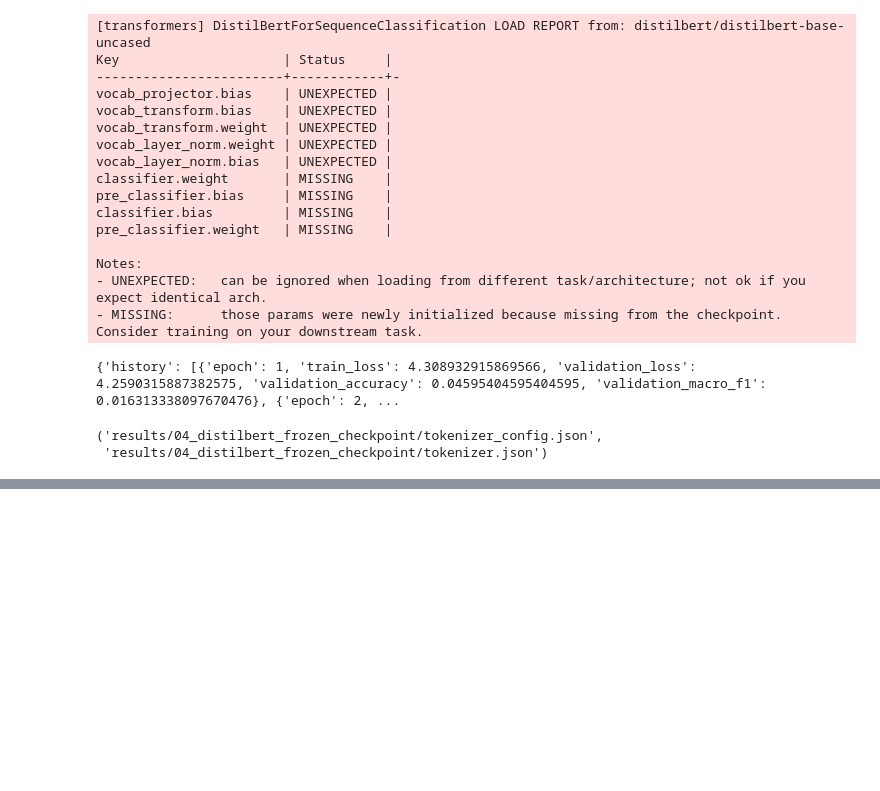
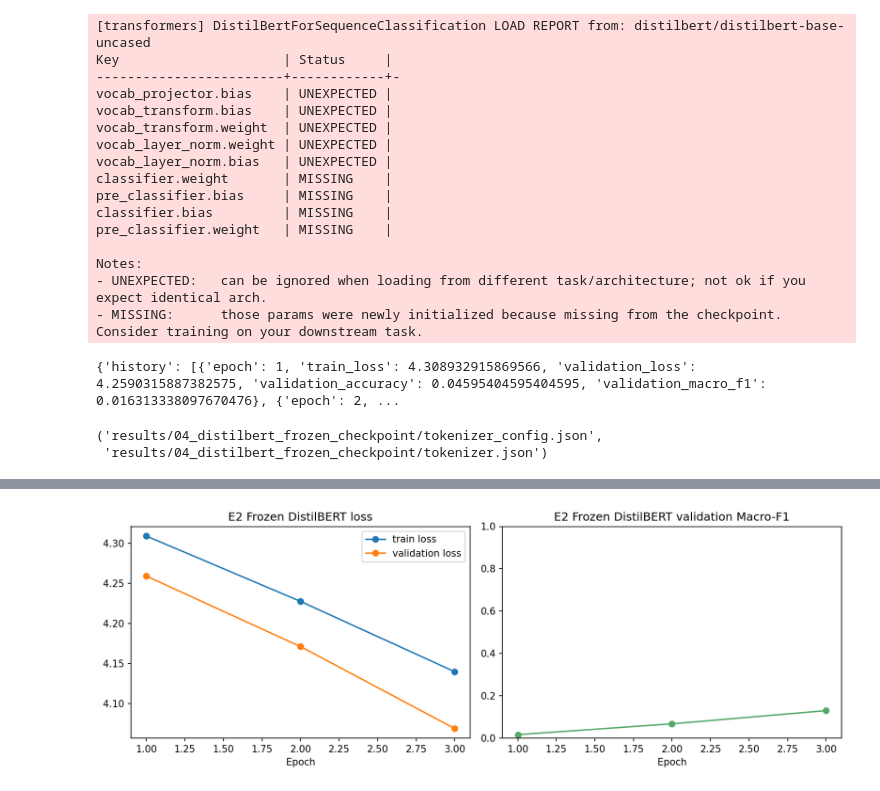
Before and after one commit to skeita/Fine-grained-banking-intent-classification, a Jupyter notebook: notebooks/04_distilbert_frozen_executed.ipynb, the cells around one changed output, grey strips where cells are left out. Cells and saved outputs as stored; diff of their text form; code cells hidden in the pictures; blank space fills up the shorter version.

Commit message:
docs: add explanations and plots to every notebook

```diff
--- a/notebooks/04_distilbert_frozen_executed.ipynb
+++ b/notebooks/04_distilbert_frozen_executed.ipynb
@@ -51,0 +58,26 @@ Notes:
+# %%
+# Read the saved history produced by the training step.
+from pathlib import Path
+import json
+import pandas as pd
+import matplotlib.pyplot as plt
+
+root = Path.cwd().parent
+history_file = root / "results/logs/04_distilbert_frozen_history.json"
+history_data = json.loads(history_file.read_text())
+history = history_data if isinstance(history_data, list) else history_data["history"]
+frame = pd.DataFrame(history)
+fig, axes = plt.subplots(1, 2, figsize=(11, 4))
+axes[0].plot(frame["epoch"], frame["train_loss"], marker="o", label="train loss")
+axes[0].plot(frame["epoch"], frame["validation_loss"], marker="o", label="validation loss")
+axes[0].set_title("E2 Frozen DistilBERT loss")
+axes[0].set_xlabel("Epoch")
+axes[0].legend()
+axes[1].plot(frame["epoch"], frame["validation_macro_f1"], marker="o", color="#55A868")
+axes[1].set_title("E2 Frozen DistilBERT validation Macro-F1")
+axes[1].set_xlabel("Epoch")
+axes[1].set_ylim(0, 1)
+plt.tight_layout()
+plt.show()
+# %% [output]
+[figure, added]
```
Also changed, not shown: parts of 1 cell of this notebook, 5 other files.
